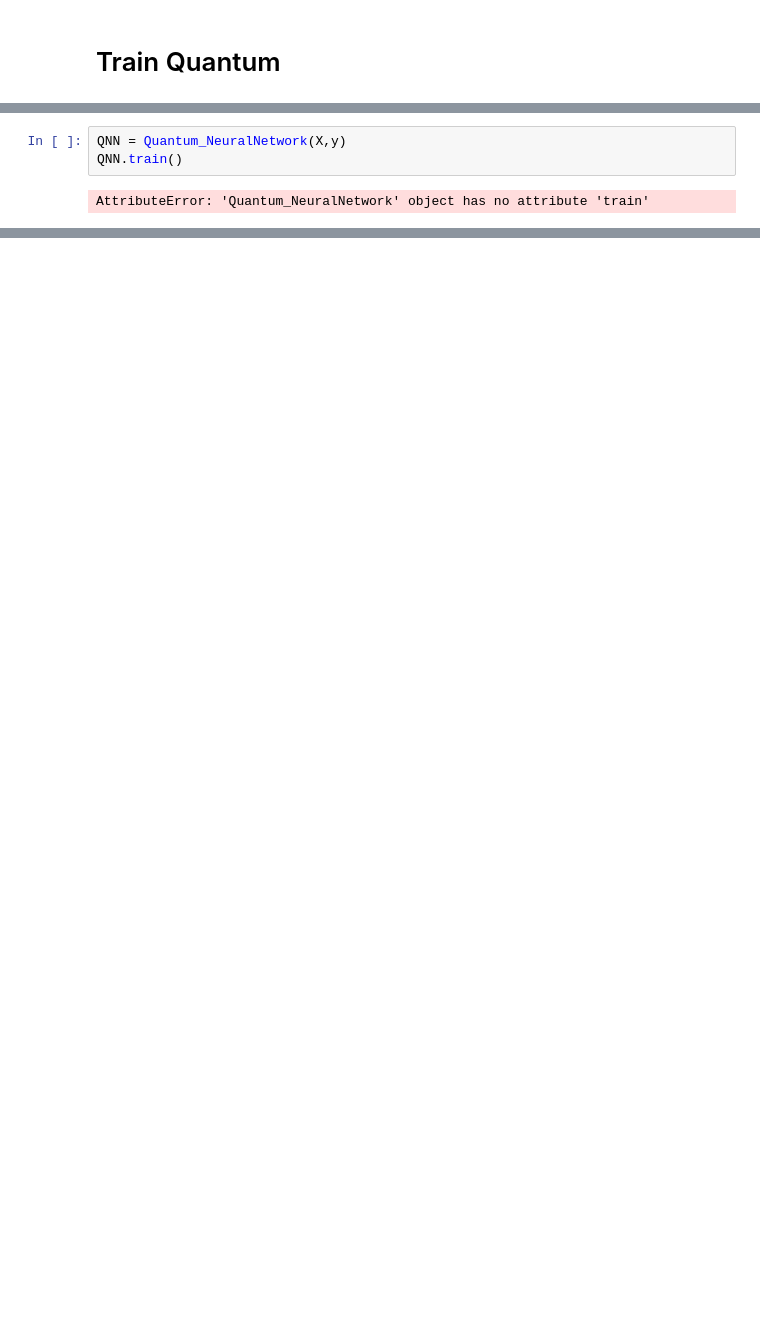
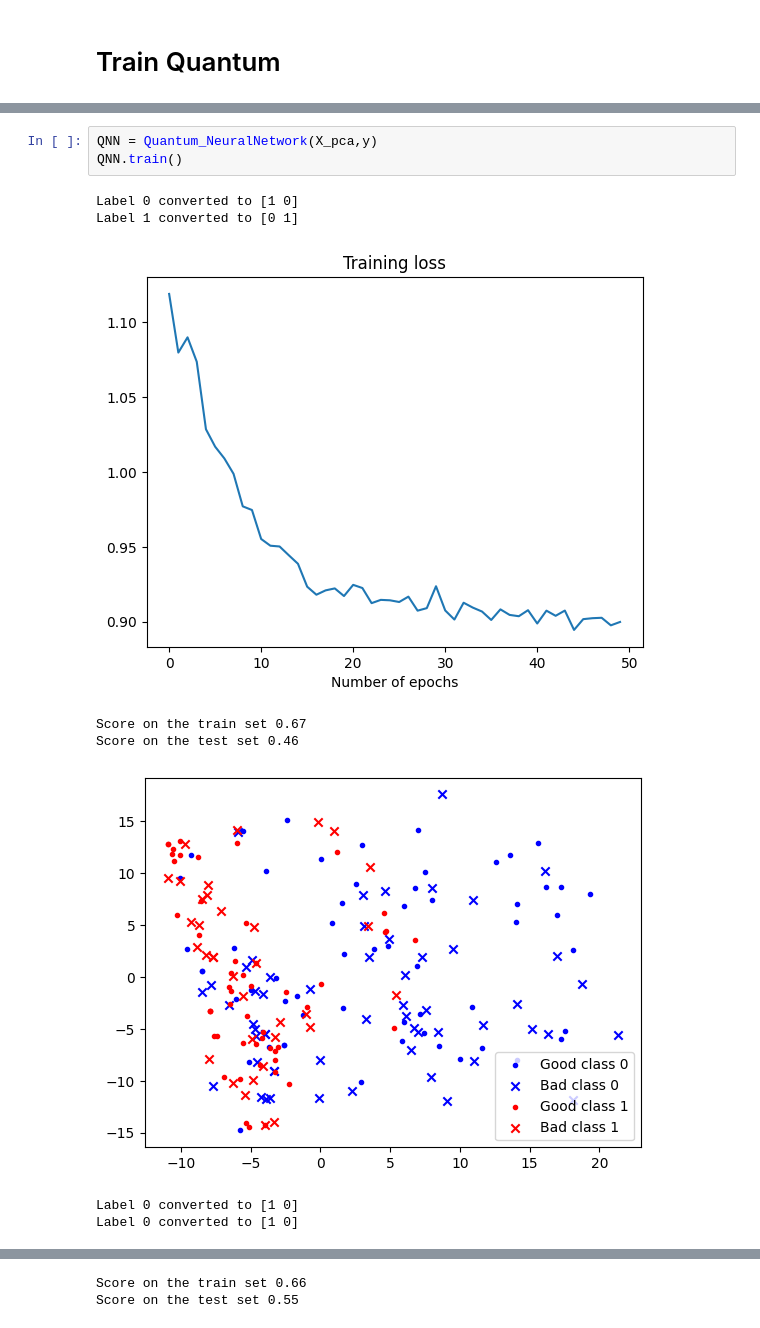
Before and after one commit to quocthangvt250501/Entangled-Neurons, a Jupyter notebook: Demo.ipynb, the cells around one changed output, grey strips where cells are left out. Cells and saved outputs as stored; diff of their text form; blank space fills up the shorter version.

```diff
--- a/Demo.ipynb
+++ b/Demo.ipynb
@@ -147,5 +32,12 @@ class Quantum_NeuralNetwork:
 # %%
-QNN = Quantum_NeuralNetwork(X,y)
+QNN = Quantum_NeuralNetwork(X_pca,y)
 QNN.train()
 # %% [output]
-AttributeError: 'Quantum_NeuralNetwork' object has no attribute 'train'
+Label 0 converted to [1 0]
+Label 1 converted to [0 1]
+[figure, added]
+Score on the train set 0.67
+Score on the test set 0.46
+[figure, added]
+Label 0 converted to [1 0]
+Label 0 converted to [1 0]
@@ -151,0 +45,2 @@ AttributeError: 'Quantum_NeuralNetwork' object has no attribute 'train'
+Score on the train set 0.66
+Score on the test set 0.55
```
Also changed, not shown: parts of 8 cells of this notebook, 4 other files.
